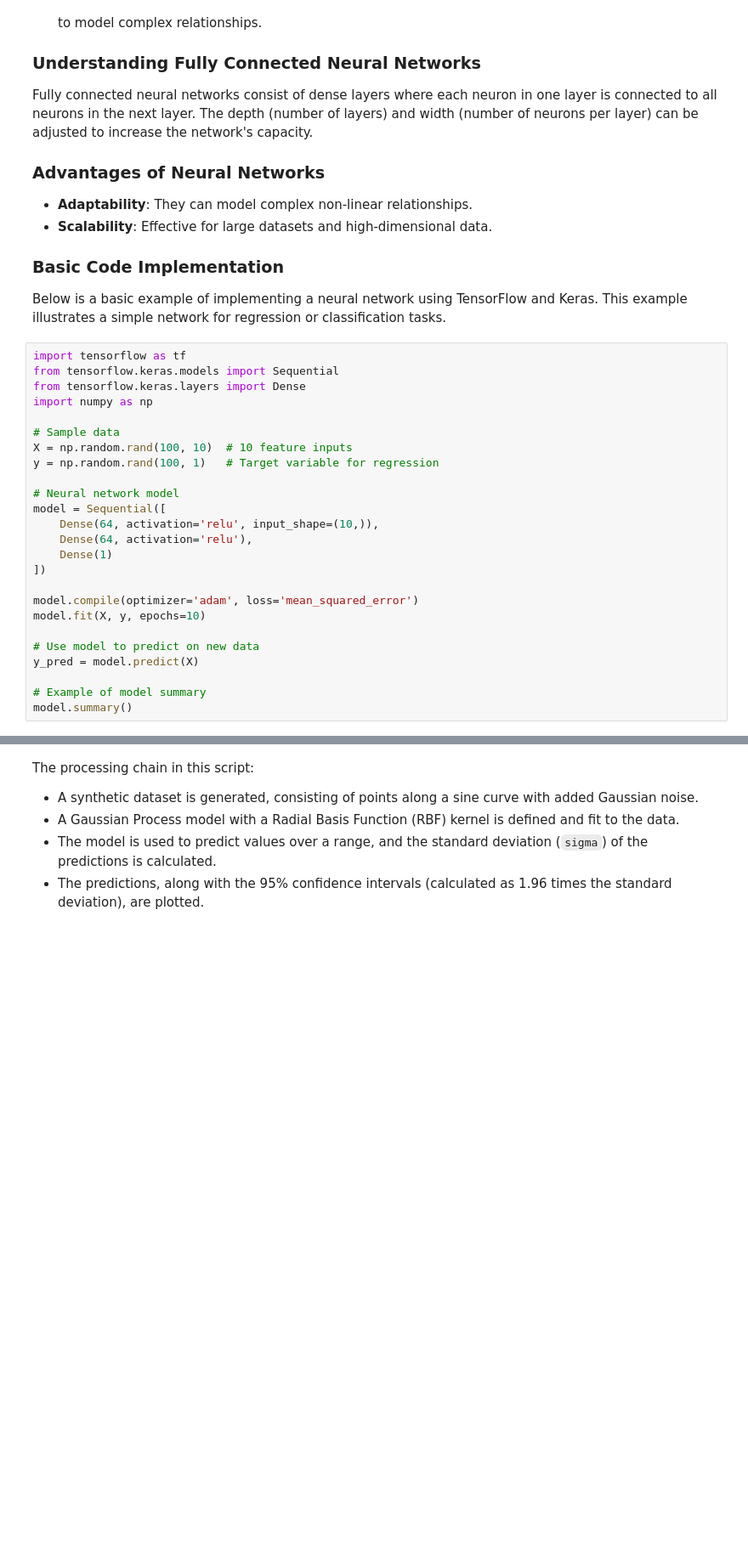
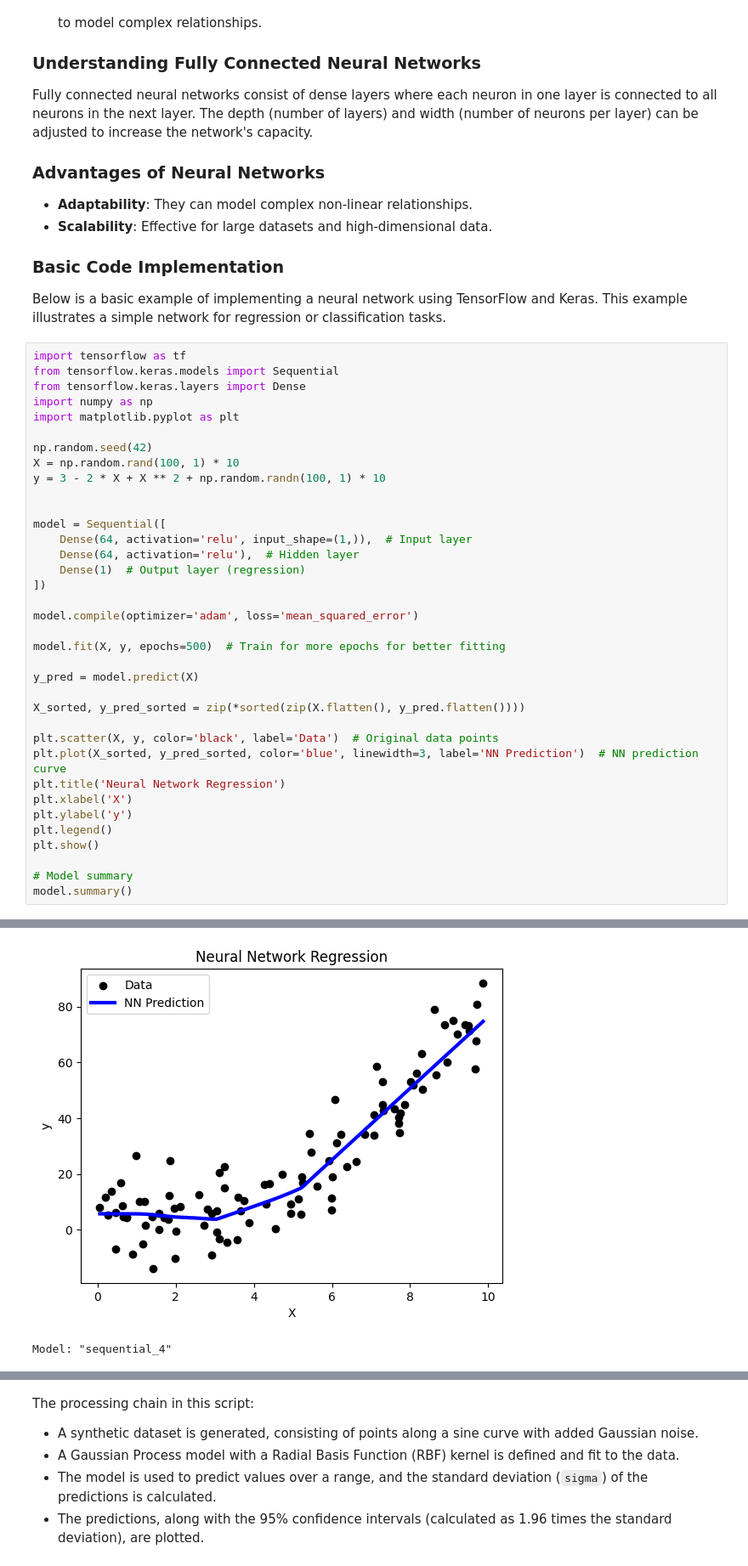
Before and after one commit to CPOMUCL/GEOL0069-AI4EO, a Jupyter notebook: GEOL0069/GEOL0069/_build/jupyter_execute/Chapter1_Regression.ipynb, the cells around one changed output, grey strips where cells are left out. Shown: that part at 85% size. Drawn from its saved outputs; the diff is of its cells as text; blank space fills up the shorter version.

Commit message:
update plot

```diff
--- a/GEOL0069/GEOL0069/_build/jupyter_execute/Chapter1_Regression.ipynb
+++ b/GEOL0069/GEOL0069/_build/jupyter_execute/Chapter1_Regression.ipynb
@@ -118,23 +119,35 @@ import tensorflow as tf
 from tensorflow.keras.models import Sequential
 from tensorflow.keras.layers import Dense
 import numpy as np
+import matplotlib.pyplot as plt
 
-# Sample data
-X = np.random.rand(100, 10)  # 10 feature inputs
-y = np.random.rand(100, 1)   # Target variable for regression
+np.random.seed(42)
+X = np.random.rand(100, 1) * 10
+y = 3 - 2 * X + X ** 2 + np.random.randn(100, 1) * 10
 
-# Neural network model
+
 model = Sequential([
-    Dense(64, activation='relu', input_shape=(10,)),
-    Dense(64, activation='relu'),
-    Dense(1)
+    Dense(64, activation='relu', input_shape=(1,)),  # Input layer
+    Dense(64, activation='relu'),  # Hidden layer
+    Dense(1)  # Output layer (regression)
 ])
 
 model.compile(optimizer='adam', loss='mean_squared_error')
-model.fit(X, y, epochs=10)
 
-# Use model to predict on new data
+model.fit(X, y, epochs=500)  # Train for more epochs for better fitting
+
 y_pred = model.predict(X)
 
-# Example of model summary
+X_sorted, y_pred_sorted = zip(*sorted(zip(X.flatten(), y_pred.flatten())))
+
+plt.scatter(X, y, color='black', label='Data')  # Original data points
+plt.plot(X_sorted, y_pred_sorted, color='blue', linewidth=3, label='NN Prediction')  # NN prediction curve
+plt.title('Neural Network Regression')
+plt.xlabel('X')
+plt.ylabel('y')
+plt.legend()
+plt.show()
+
+# Model summary
 model.summary()
+# %% [output]
@@ -140,0 +171,2 @@ model.summary()
+[figure, added]
+Model: "sequential_4"
```
Also changed, not shown: parts of 4 cells of this notebook, 53 other files.
